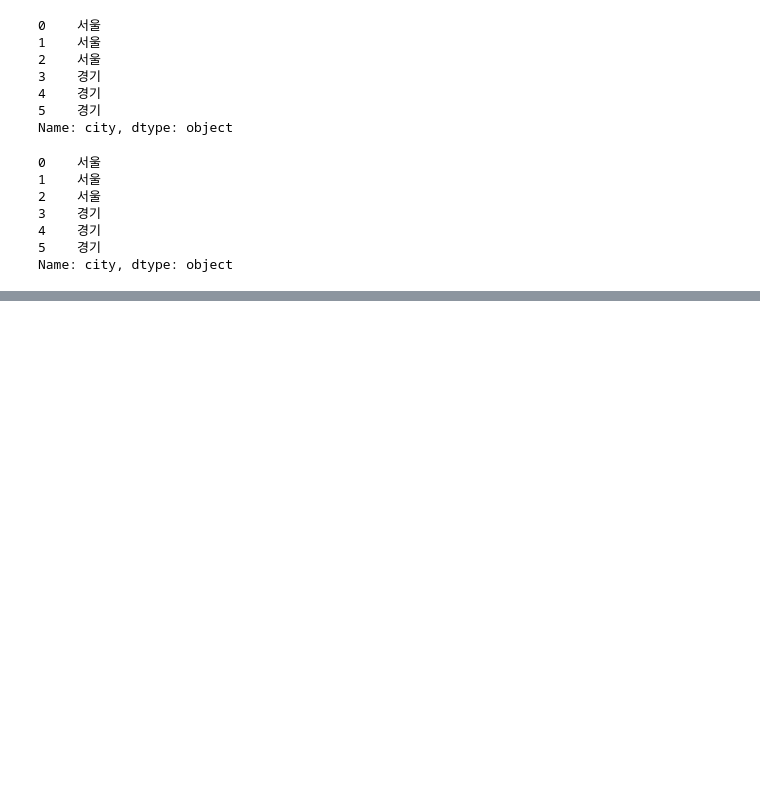
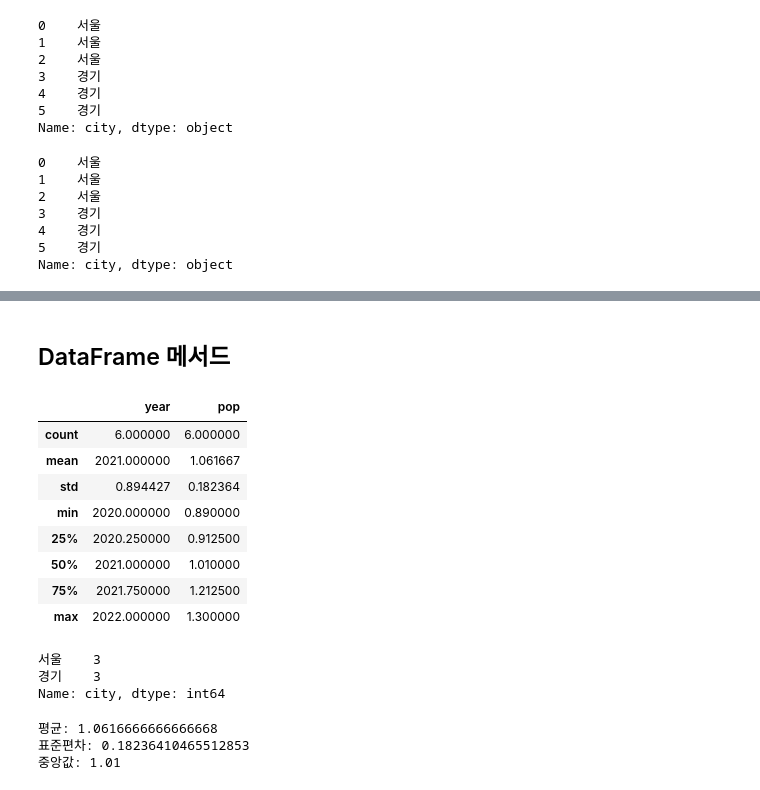
Before and after one commit to sejinseo/Itwill_Python, a Jupyter notebook: py19_pandas.ipynb, the cells around one changed output, grey strips where cells are left out. Saved outputs shown, nothing was run; the diff lists cells and outputs as text; code cells hidden in the pictures; blank space fills up the shorter version.

```diff
--- a/py19_pandas.ipynb
+++ b/py19_pandas.ipynb
@@ -310,0 +467,32 @@ Name: city, dtype: object
+# %% [markdown]
+## DataFrame 메서드
+# %%
+# 숫자 타입 데이터의 기술 통계량(descriptive statistics) 요약:
+# NA가 아닌 개수, 평균, 표준편차, 최솟값, 4분위수, 최댓값
+df.describe()
+# %% [output]
+|  | year | pop |
+| count | 6.000000 | 6.000000 |
+| mean | 2021.000000 | 1.061667 |
+| std | 0.894427 | 0.182364 |
+| min | 2020.000000 | 0.890000 |
+| 25% | 2020.250000 | 0.912500 |
+| 50% | 2021.000000 | 1.010000 |
+| 75% | 2021.750000 | 1.212500 |
+| max | 2022.000000 | 1.300000 |
+# %%
+# 카테고리 타입 변수의 요약: 빈도수
+df['city'].value_counts()
+# %% [output]
+서울    3
+경기    3
+Name: city, dtype: int64
+# %%
+# 통계 메서드: sum, mean, var, std, min, max, median, ...
+print('평균:', df['pop'].mean())
+print('표준편차:', df['pop'].std())
+print('중앙값:', df['pop'].median())
+# %% [output]
+평균: 1.0616666666666668
+표준편차: 0.18236410465512853
+중앙값: 1.01
```
Also changed, not shown: parts of 22 cells of this notebook.
